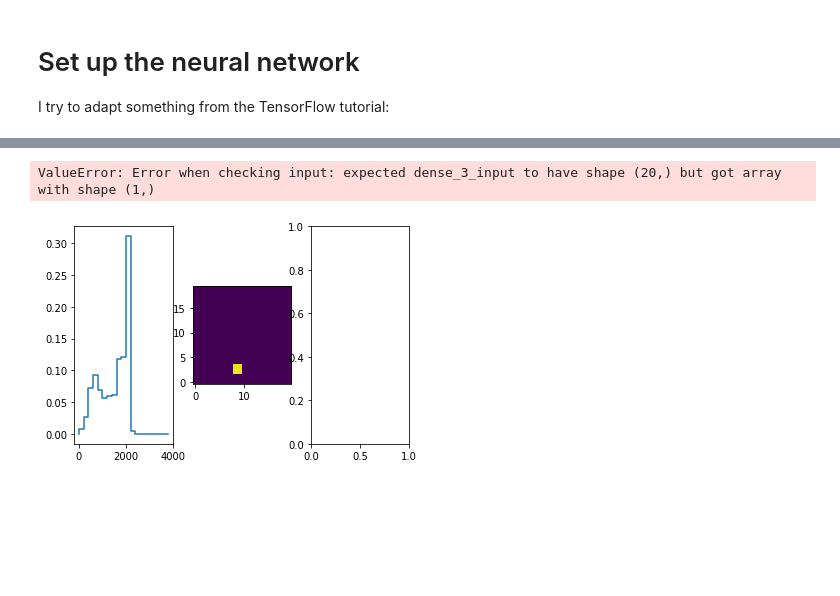
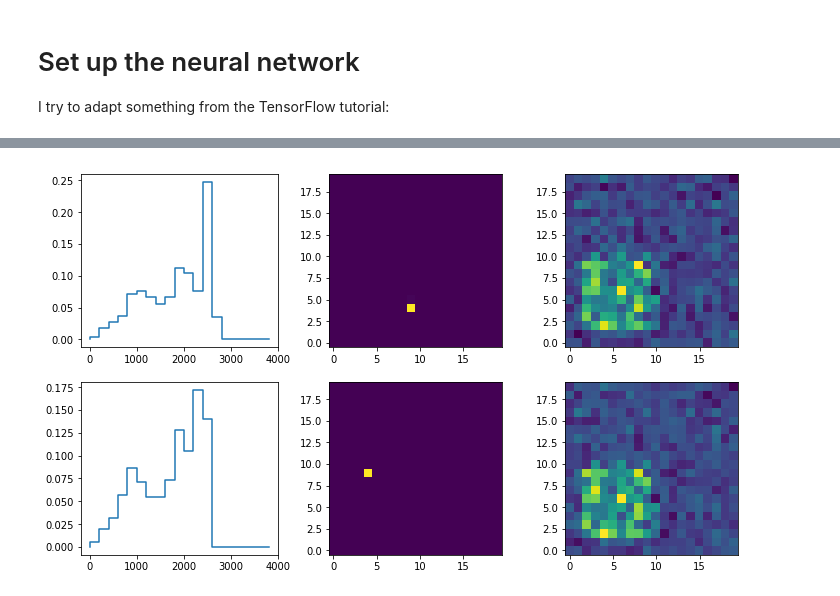
Before and after one commit to jorgenem/beta_oslo_unfolding, a Jupyter notebook: pileup_neural_network.ipynb, the cells around one changed output, grey strips where cells are left out. Cells and saved outputs as stored; diff of their text form; code cells hidden in the pictures; blank space fills up the shorter version.

Commit message:
It technically works, but does not give good results. Should try with data that are more realistic, with superpositions of different true gammas or even just 'noisy' spectra

```diff
--- a/pileup_neural_network.ipynb
+++ b/pileup_neural_network.ipynb
@@ -277,6 +277,8 @@ if os.path.exists(fname_ensemble_counts_folded) and not purge_files:
 else:
     ensemble_list_folded = []
     for i_ens in range(N_ensemble):
+        if i_ens % 10 == 0:
+            print("Ensemble member {:d}".format(i_ens), flush=True)
         events_f = np.zeros((N_events, Mf_max))
         for i_ev in range(N_events):
             Egs_folded = FoldEg(events_t[i_ev,:], Mf_max=4, Eg_arr=E_resp_array, response=R_2D, pileup=pileup, p_pile=p_pile)
@@ -338,10 +344,29 @@ model.compile(loss='mse',
+# %%
+import tensorflow as tf
+from tensorflow import keras
+
+model = keras.Sequential([
+    keras.layers.Dense(N_nn, activation=tf.nn.relu,
+                       input_shape=(N_nn,)),
+    #keras.layers.Dense(int(N_nn**2), activation=tf.nn.relu),
+    #keras.layers.Dense(4*int(N_nn**2), activation=tf.nn.relu),
+    keras.layers.Dense(4*int(N_nn**2)),
+    keras.layers.Dense(int(N_nn**2))
+  ])
+
+optimizer = tf.train.RMSPropOptimizer(0.001)
+
+model.compile(loss='mean_squared_error',
+            optimizer=optimizer,
+            metrics=['mae'])
 # %%
+# Train network
 # Display training progress by printing a single dot for each completed epoch
 class PrintDot(keras.callbacks.Callback):
   def on_epoch_end(self, epoch, logs):
     if epoch % 100 == 0: print('')
     print('.', end='')
-EPOCHS = 100
+EPOCHS = 40
 history = model.fit(train_in, train_out, epochs=EPOCHS,
                     validation_split=0.2, verbose=0,
                     callbacks=[PrintDot()])
@@ -397,15 +429,22 @@ counts_folded /= counts_folded.sum()
 # %%
 # Plot true and predicted
-f, (ax1, ax2, ax3) = plt.subplots(1,3)
+f, axs = plt.subplots(2,3)
 
-ax1.step(E_nn_array, counts_folded)
-cbar2 = ax2.imshow(counts_true, origin="lower")
+for i_test in range(2):
+    axs[i_test,0].step(E_nn_array, ensemble_test_counts_folded[i_test,:])
+    cbar2 = axs[i_test,1].imshow(ensemble_test_counts_true[i_test,:,:], origin="lower")
 
-counts_predicted = model.predict(counts_folded)
-counts_predicted = counts_predicted.reshape((N_nn, N_nn))
-cbar3 = ax3.imshow()
+    ensemble_test_counts_predicted = model.predict(ensemble_test_counts_folded)
+    ensemble_test_counts_predicted = ensemble_test_counts_predicted.reshape((N_test, N_nn, N_nn))
+    cbar3 = axs[i_test,2].imshow(ensemble_test_counts_predicted[i_test,:,:], origin="lower")
 
-f.colorbar(cbar2, ax=ax2)
+    ax1.set_title("Input folded spectrum")
+    ax2.set_title("True spectrum")
+    ax3.set_title("NN predicted spectrum")
+
+
+    f.colorbar(cbar2, ax=ax2)
+    f.colorbar(cbar3, ax=ax3)
+f.set_size_inches(12,7)
 # %% [output]
-ValueError: Error when checking input: expected dense_3_input to have shape (20,) but got array with shape (1,)
-[figure, old version]
+[figure, new version]
```
Also changed, not shown: parts of 10 cells of this notebook.
